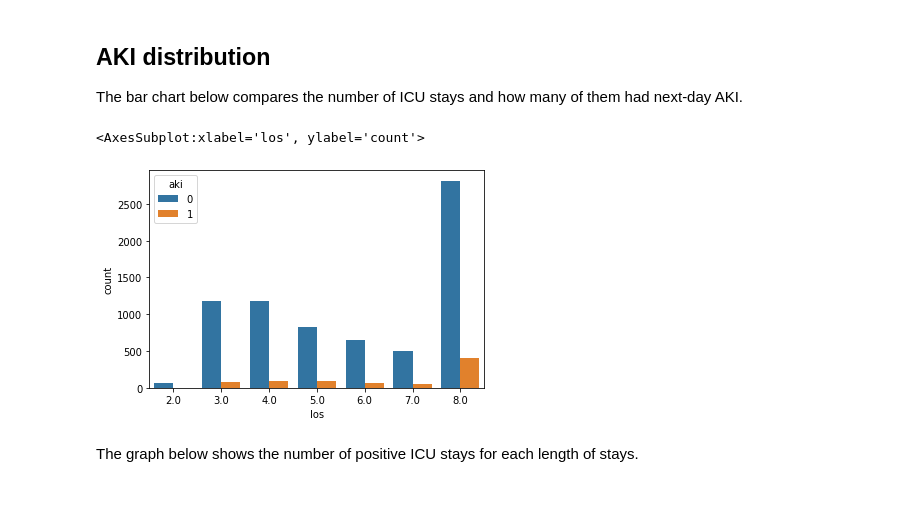
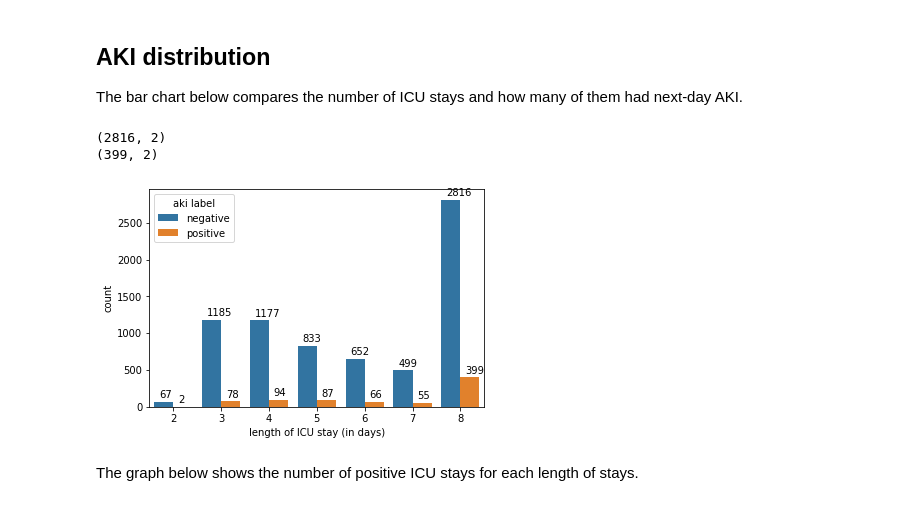
Before and after one commit to miguelvictor/periodic-AKI-predictor, a Jupyter notebook: dataset-visualization.ipynb, the cells around one changed output. Cells and saved outputs as stored; diff of their text form; code cells hidden in the pictures.

Commit message:
Updated visualization

```diff
--- a/dataset-visualization.ipynb
+++ b/dataset-visualization.ipynb
@@ -21,20 +21,32 @@ sns.countplot(pd.Series(groups, name='Length of ICU stay (days)'))
 ## AKI distribution
 
 The bar chart below compares the number of ICU stays and how many of them had next-day AKI.
+# %%
+print(aki_los[(aki_los['los'] == 8) & (aki_los['aki'] == 0)].shape)
+print(aki_los[(aki_los['los'] == 8) & (aki_los['aki'] == 1)].shape)
+# %% [output]
+(2816, 2)
+(399, 2)
 # %%
 # get the last day predictions of each ICU stays
 last_day_preds = pd.pivot_table(df, index='stay_id', values='aki', aggfunc=lambda x: x.iloc[-1])
 # get the length of stay of each ICU stays
 los = pd.pivot_table(df, index='stay_id', values='aki', aggfunc=len)
 
 aki_los = pd.concat([last_day_preds, los], axis=1)
-aki_los.columns = ['aki', 'los']
-aki_los['aki'] = aki_los['aki'].astype('int')
+aki_los.columns = ['aki', 'length of ICU stay (in days)']
+aki_los['aki label'] = 'negative'
+aki_los.loc[aki_los['aki'] == 1, 'aki label'] = 'positive'
 
-sns.countplot(x='los', hue='aki', data=aki_los)
+# change float los to integer los
+aki_los['length of ICU stay (in days)'] = aki_los['length of ICU stay (in days)'].astype('int')
+
+# annotate with actual counts
+ax = sns.countplot(x='length of ICU stay (in days)', hue='aki label', data=aki_los)
+for p in ax.patches:
+    ax.annotate(str(p.get_height()), (p.get_x()+0.1, p.get_height()+50))
 # %% [output]
-<AxesSubplot:xlabel='los', ylabel='count'>
-[figure, old version]
+[figure, new version]
 # %% [markdown]
 The graph below shows the number of positive ICU stays for each length of stays.
 # %%
```
Also changed, not shown: parts of 1 cell of this notebook.
